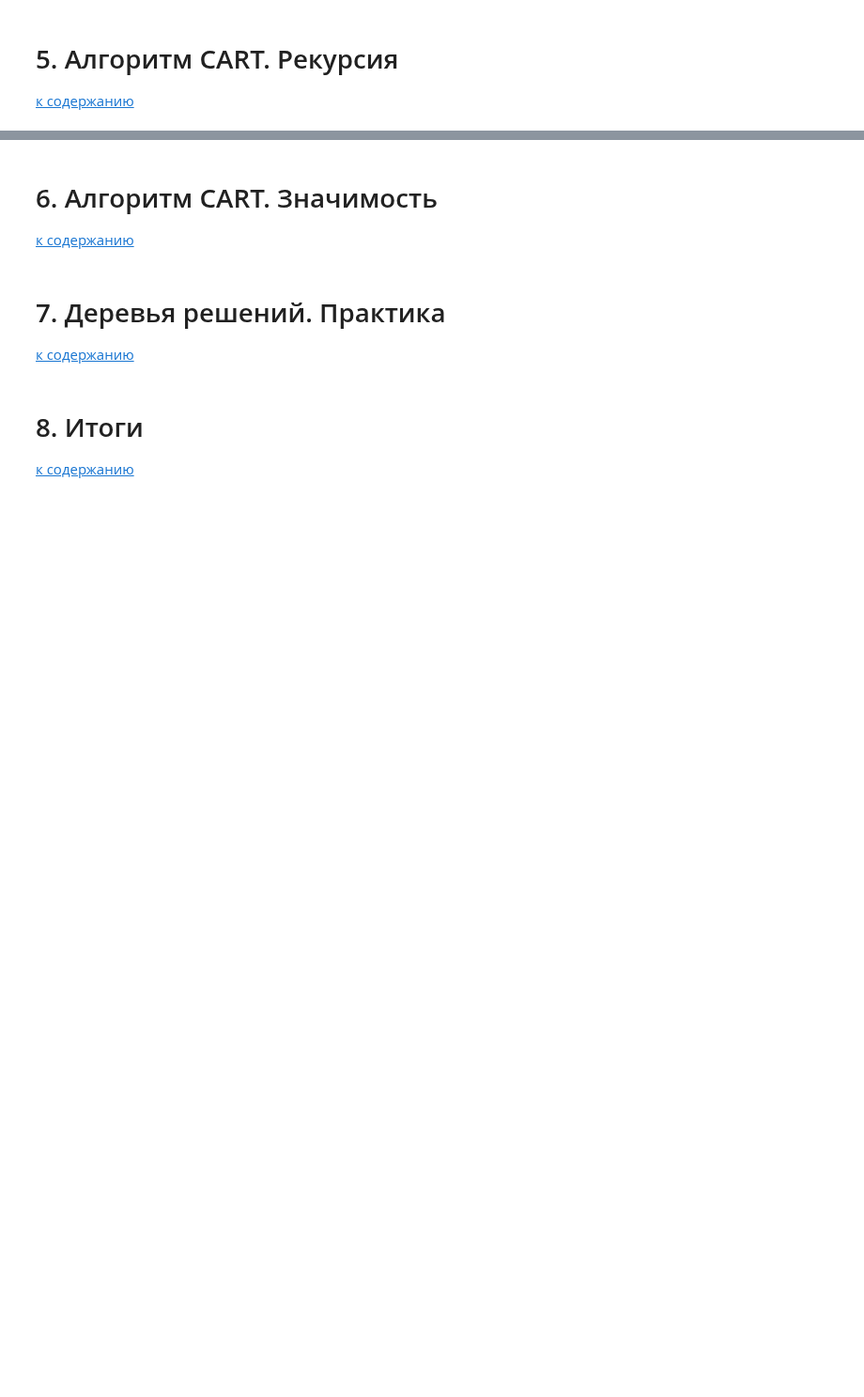
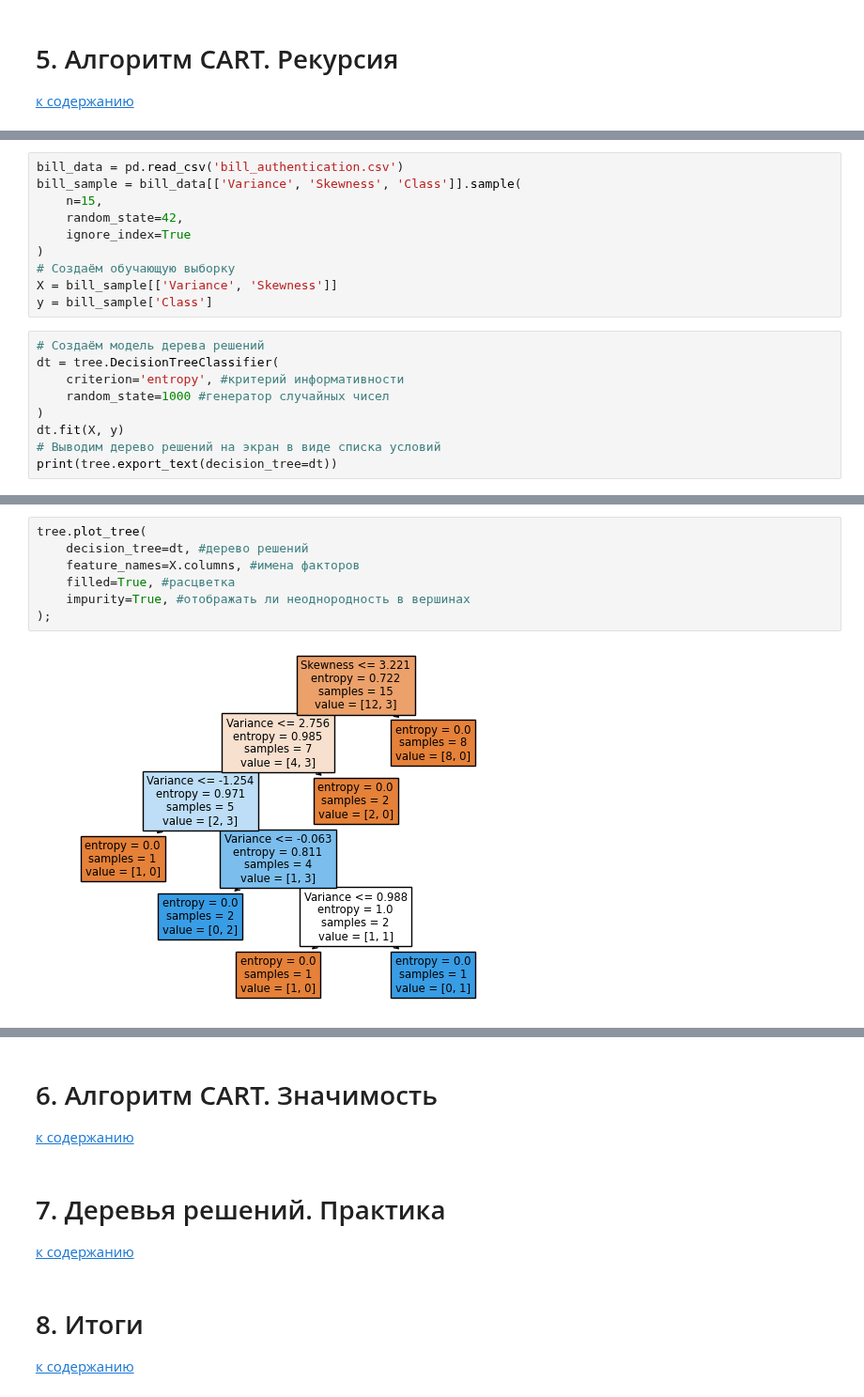
Before and after one commit to hoittoken/Python, a Jupyter notebook: Py/Math&ML/math&ml-8 decision tree/math&ml-8 lecture.ipynb, the cells around one changed output, grey strips where cells are left out. Shown at 94% size. Saved outputs shown, nothing was run; the diff lists cells and outputs as text; blank space fills up the shorter version.

```diff
--- a/Py/Math&ML/math&ml-8 decision tree/math&ml-8 lecture.ipynb
+++ b/Py/Math&ML/math&ml-8 decision tree/math&ml-8 lecture.ipynb
@@ -187,0 +536,19 @@ $B_{\nu }(x_j,\ t)\ =\ [x_j\le t]$
+# %%
+bill_data = pd.read_csv('bill_authentication.csv')
+bill_sample = bill_data[['Variance', 'Skewness', 'Class']].sample(
+    n=15,
+    random_state=42,
+    ignore_index=True
+)
+# Создаём обучающую выборку
+X = bill_sample[['Variance', 'Skewness']]
+y = bill_sample['Class']
+# %%
+# Создаём модель дерева решений
+dt = tree.DecisionTreeClassifier(
+    criterion='entropy', #критерий информативности
+    random_state=1000 #генератор случайных чисел
+)
+dt.fit(X, y)
+# Выводим дерево решений на экран в виде списка условий
+print(tree.export_text(decision_tree=dt))
@@ -187,0 +572,9 @@ $B_{\nu }(x_j,\ t)\ =\ [x_j\le t]$
+# %%
+tree.plot_tree(
+    decision_tree=dt, #дерево решений
+    feature_names=X.columns, #имена факторов
+    filled=True, #расцветка
+    impurity=True, #отображать ли неоднородность в вершинах
+);
+# %% [output]
+[figure, added]
```
Also changed, not shown: parts of 36 cells of this notebook, 10 other files.
